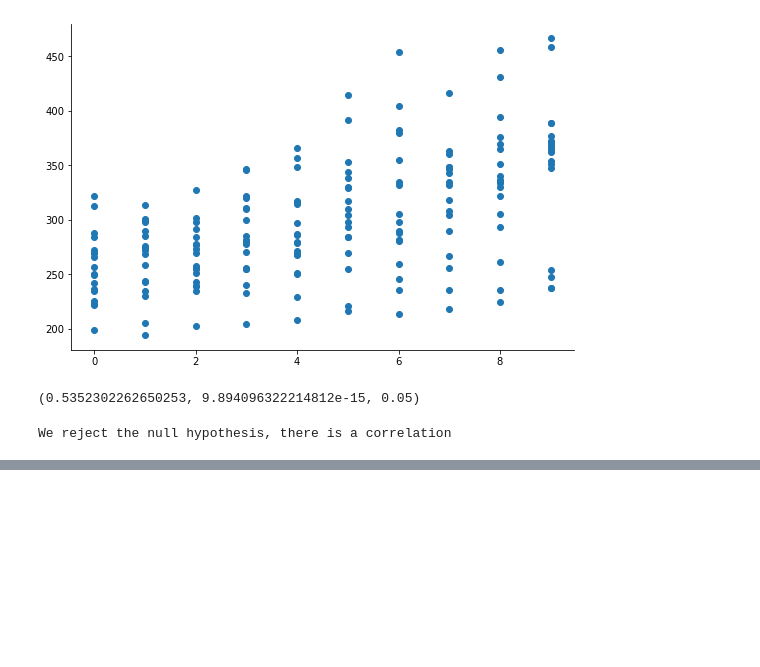
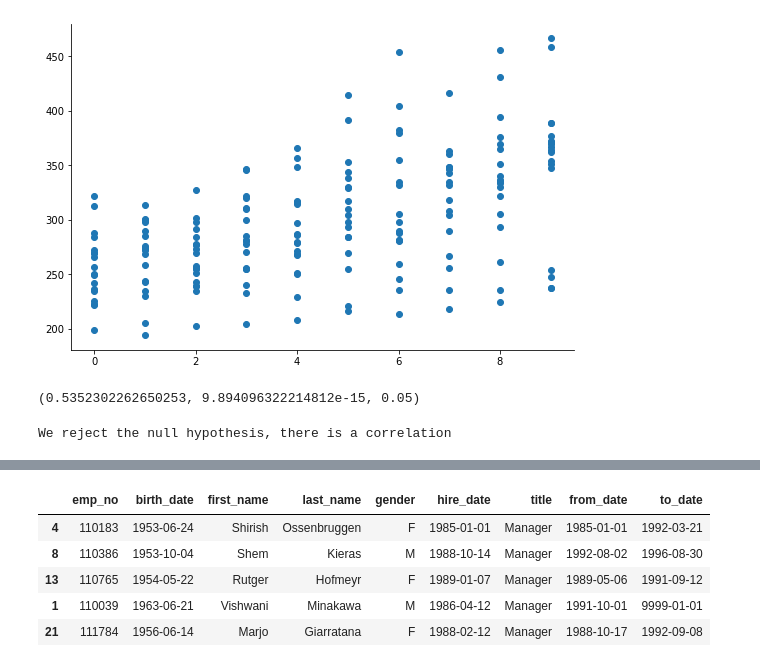
Before and after one commit to DesireeMcElroy/statistics-exercises, a Jupyter notebook: hypothesis_testing.ipynb, the cells around one changed output, grey strips where cells are left out. Saved outputs shown, nothing was run; the diff lists cells and outputs as text; code cells hidden in the pictures; blank space fills up the shorter version.

```diff
--- a/hypothesis_testing.ipynb
+++ b/hypothesis_testing.ipynb
@@ -559,0 +721,10 @@ We reject the null hypothesis, there is a correlation
+# %%
+managers = pd.read_sql("SELECT * FROM employees JOIN titles USING(emp_no) WHERE title LIKE 'manager'", url)
+managers.sample(5)
+# %% [output]
+|  | emp_no | birth_date | first_name | last_name | gender | hire_date | title | from_date | to_date |
+| 4 | 110183 | 1953-06-24 | Shirish | Ossenbruggen | F | 1985-01-01 | Manager | 1985-01-01 | 1992-03-21 |
+| 8 | 110386 | 1953-10-04 | Shem | Kieras | M | 1988-10-14 | Manager | 1992-08-02 | 1996-08-30 |
+| 13 | 110765 | 1954-05-22 | Rutger | Hofmeyr | F | 1989-01-07 | Manager | 1989-05-06 | 1991-09-12 |
+| 1 | 110039 | 1963-06-21 | Vishwani | Minakawa | M | 1986-04-12 | Manager | 1991-10-01 | 9999-01-01 |
+| 21 | 111784 | 1956-06-14 | Marjo | Giarratana | F | 1988-02-12 | Manager | 1988-10-17 | 1992-09-08 |
```
Also changed, not shown: parts of 34 cells of this notebook.
